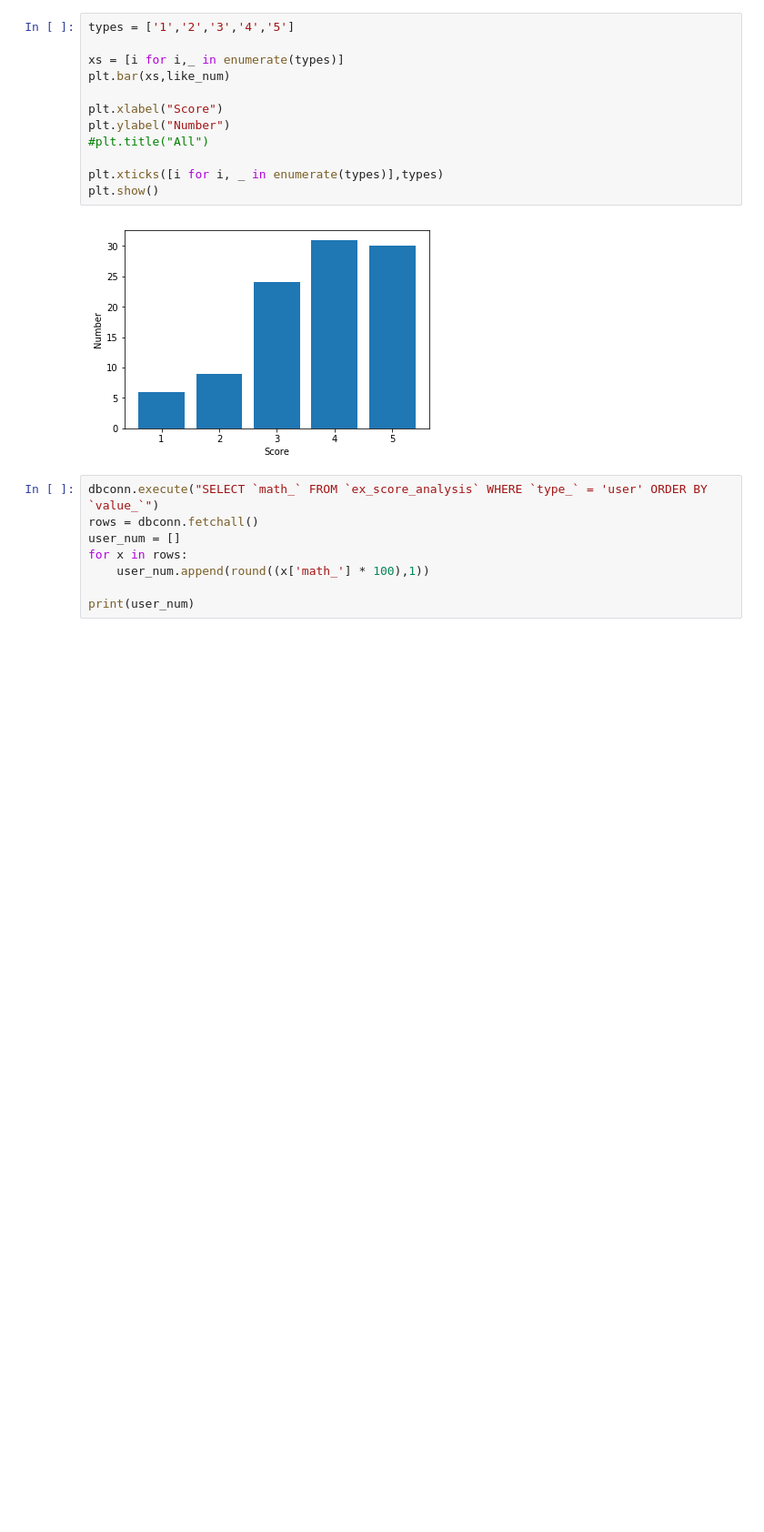
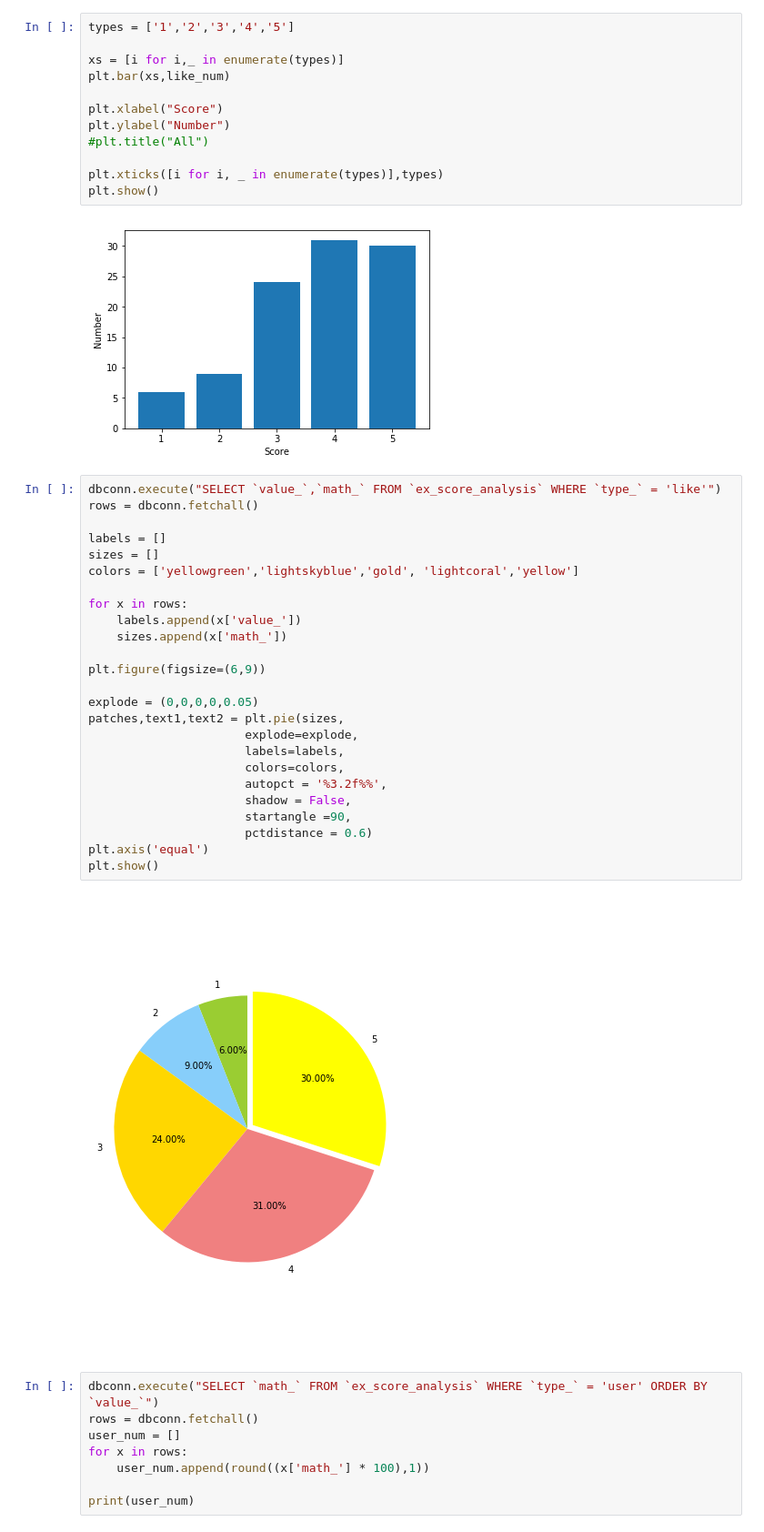
Before and after one commit to Jelly815/housepage, a Jupyter notebook: python/statistics.ipynb, the cells around one changed output. Shown at 91% size. Drawn from its saved outputs; the diff is of its cells as text; blank space fills up the shorter version.

```diff
--- a/python/statistics.ipynb
+++ b/python/statistics.ipynb
@@ -87,6 +90,33 @@ plt.xticks([i for i, _ in enumerate(types)],types)
 plt.show()
 # %% [output]
 [figure]
+# %%
+dbconn.execute("SELECT `value_`,`math_` FROM `ex_score_analysis` WHERE `type_` = 'like'")
+rows = dbconn.fetchall()
+
+labels = []
+sizes = []
+colors = ['yellowgreen','lightskyblue','gold', 'lightcoral','yellow']
+
+for x in rows:
+    labels.append(x['value_'])
+    sizes.append(x['math_'])
+
+plt.figure(figsize=(6,9))
+
+explode = (0,0,0,0,0.05)
+patches,text1,text2 = plt.pie(sizes,
+                      explode=explode,
+                      labels=labels,
+                      colors=colors,
+                      autopct = '%3.2f%%',
+                      shadow = False,
+                      startangle =90,
+                      pctdistance = 0.6)
+plt.axis('equal')
+plt.show()
+# %% [output]
+[figure, added]
 # %%
 dbconn.execute("SELECT `math_` FROM `ex_score_analysis` WHERE `type_` = 'user' ORDER BY `value_`")
 rows = dbconn.fetchall()
```
Also changed, not shown: parts of 9 cells of this notebook, 2 other files.
